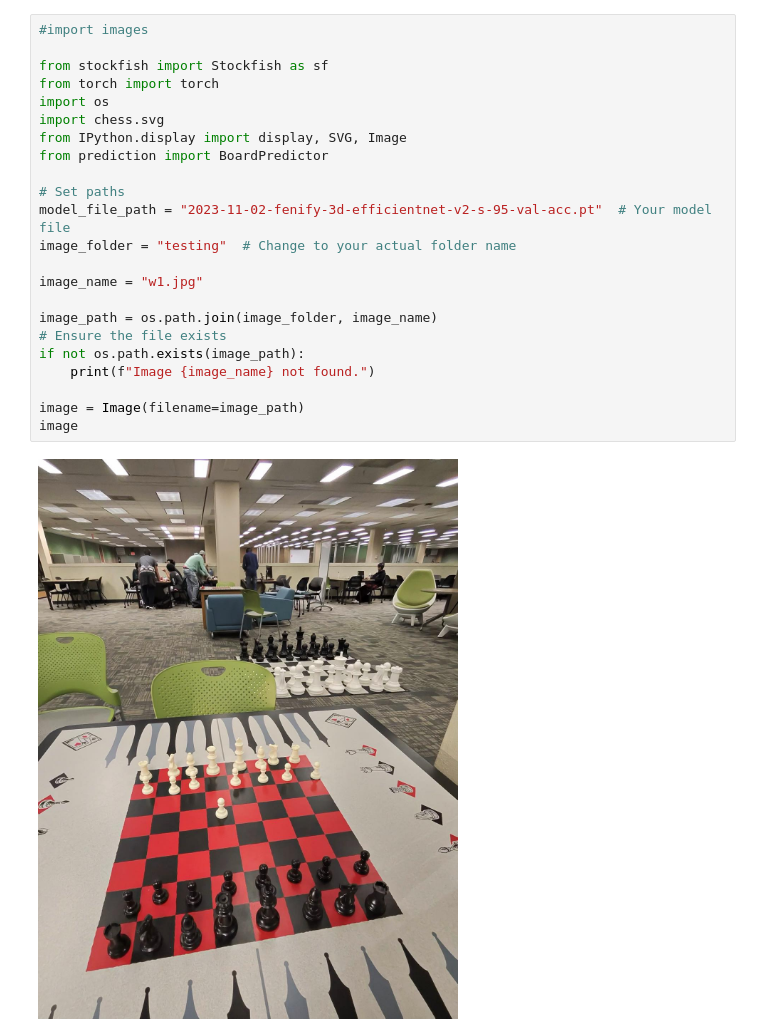
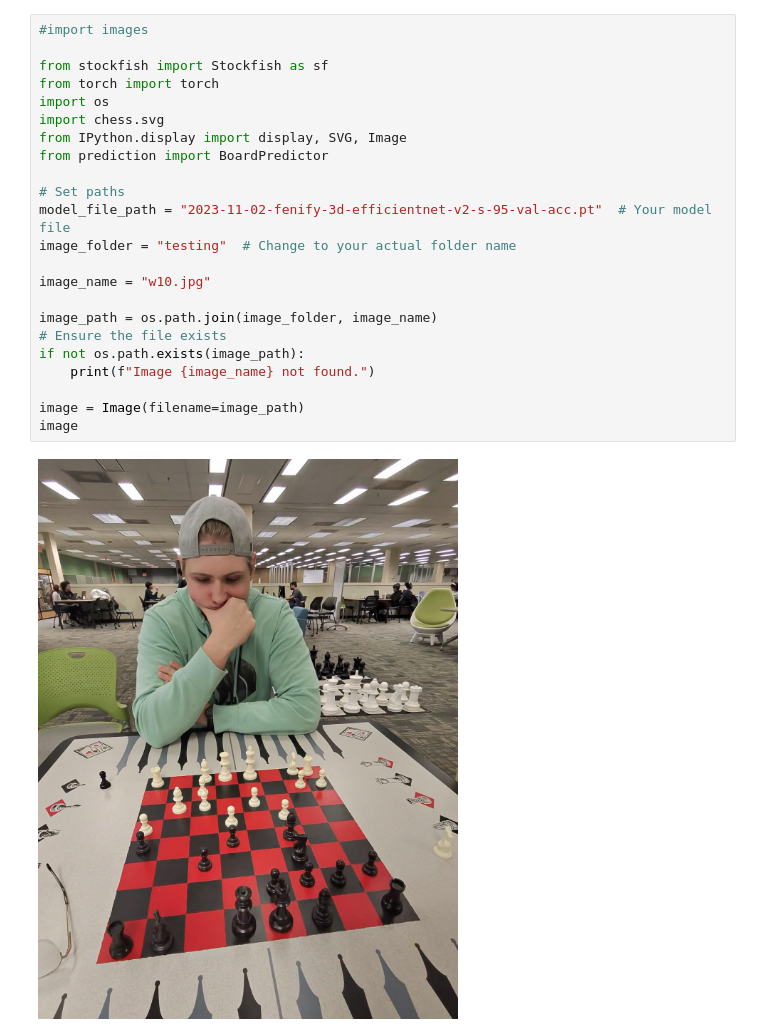
Before and after one commit to Relaxolotl07/hacktams25, a Jupyter notebook: IMG_to_FEN.ipynb, the cells around one changed output. Cells and saved outputs as stored; diff of their text form.

```diff
--- a/IMG_to_FEN.ipynb
+++ b/IMG_to_FEN.ipynb
@@ -13,26 +21,26 @@ ERROR: No matching distribution found for PIL
 # %%
 #import images
 
 from stockfish import Stockfish as sf
 from torch import torch
 import os
 import chess.svg
 from IPython.display import display, SVG, Image
 from prediction import BoardPredictor
 
 # Set paths
 model_file_path = "2023-11-02-fenify-3d-efficientnet-v2-s-95-val-acc.pt"  # Your model file
 image_folder = "testing"  # Change to your actual folder name
 
-image_name = "w1.jpg"
+image_name = "w10.jpg"
 
 image_path = os.path.join(image_folder, image_name)
 # Ensure the file exists
 if not os.path.exists(image_path):
     print(f"Image {image_name} not found.")
 
 image = Image(filename=image_path)
 image
 # %% [output]
-[figure, old version]
+[figure, new version]
 # %%
```
Also changed, not shown: parts of 7 cells of this notebook, 2 other files.
